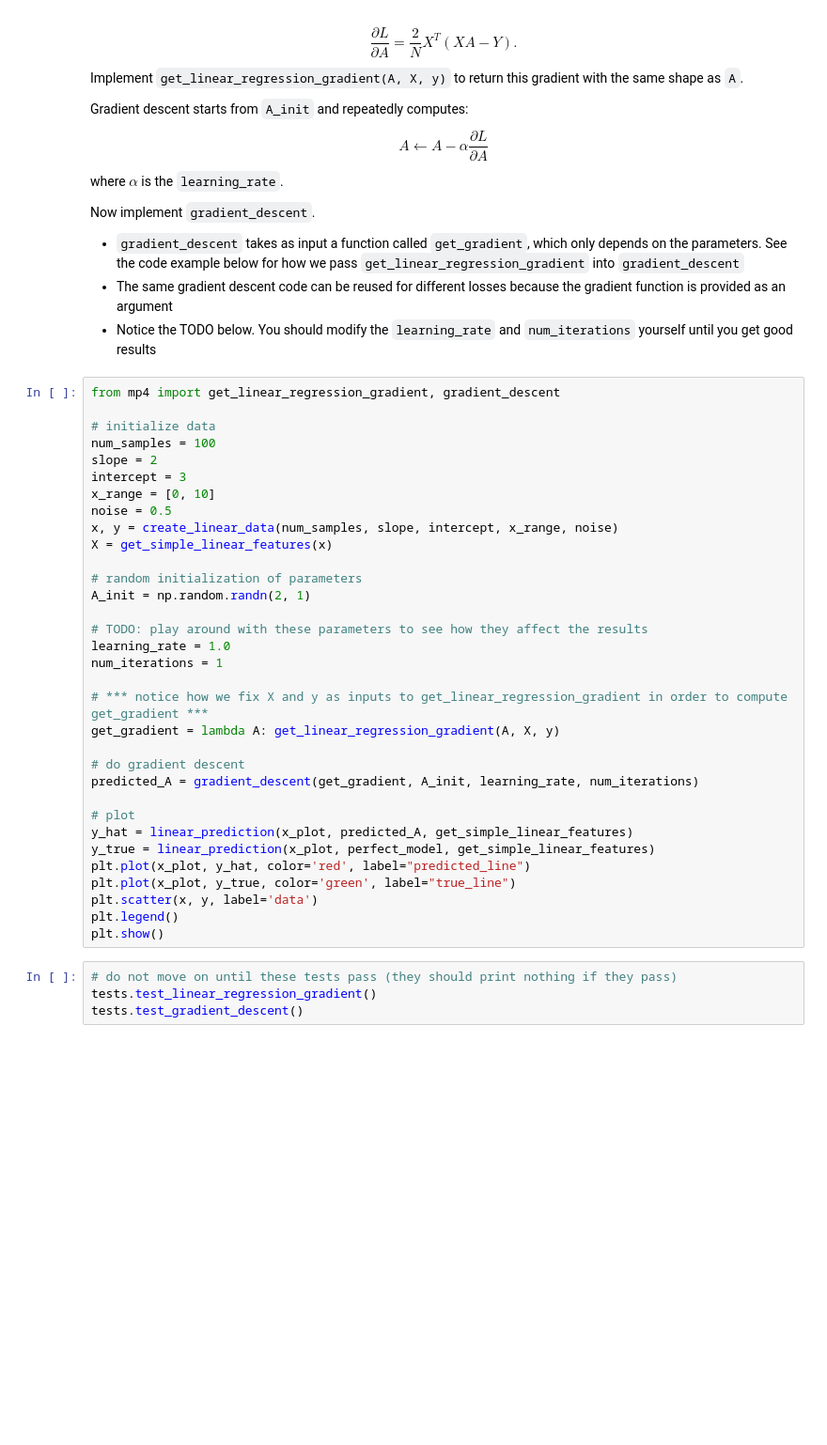
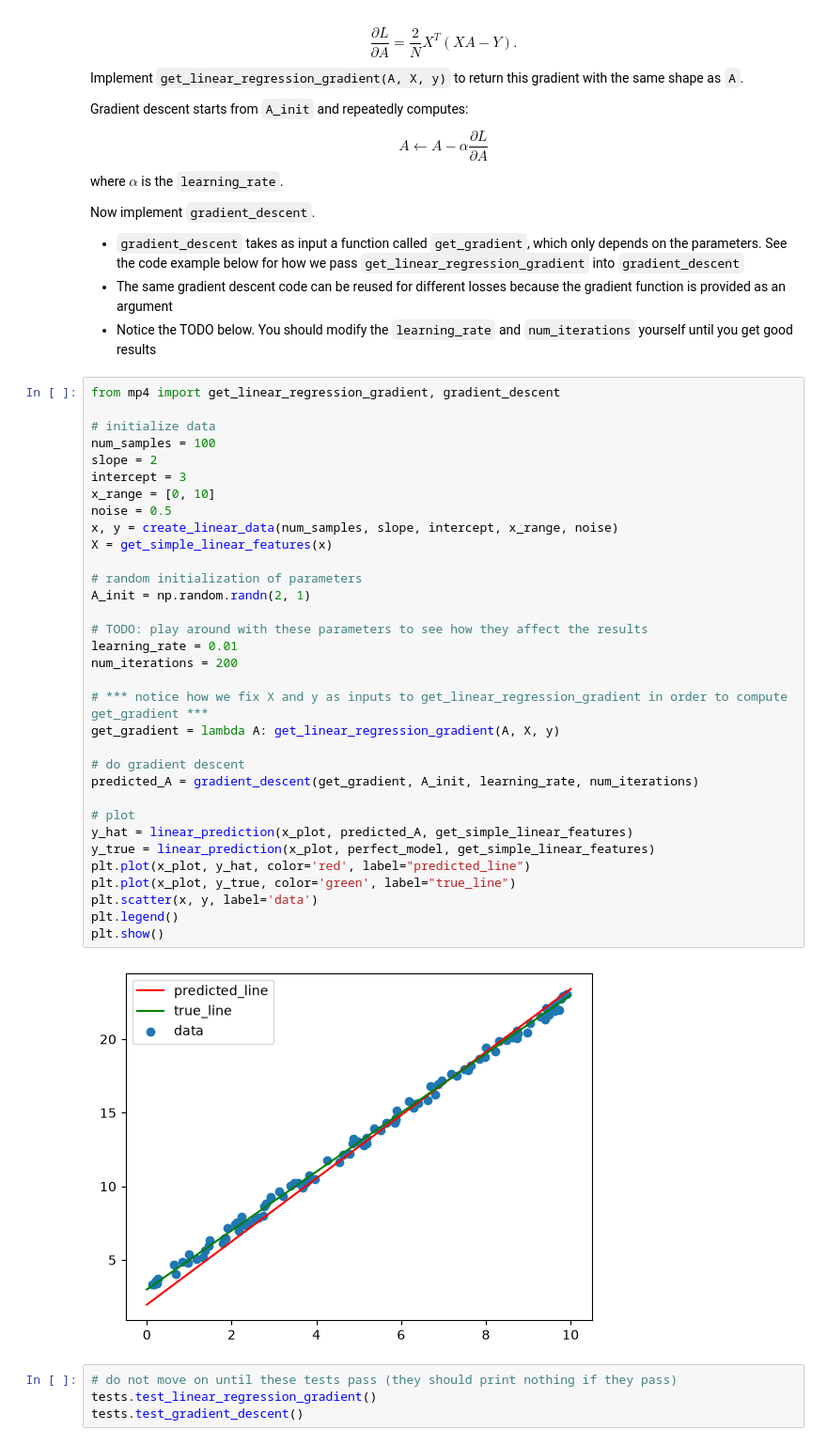
Before and after one commit to davidgraymi/CS440-MP4, a Jupyter notebook: mp4.ipynb, the cells around one changed output. Shown at 94% size. Saved outputs shown, nothing was run; the diff lists cells and outputs as text; blank space fills up the shorter version.

```diff
--- a/mp4.ipynb
+++ b/mp4.ipynb
@@ -266,35 +273,37 @@ Now implement `gradient_descent`.
 from mp4 import get_linear_regression_gradient, gradient_descent
 
 # initialize data
 num_samples = 100
 slope = 2
 intercept = 3
 x_range = [0, 10]
 noise = 0.5
 x, y = create_linear_data(num_samples, slope, intercept, x_range, noise)
 X = get_simple_linear_features(x)
 
 # random initialization of parameters
 A_init = np.random.randn(2, 1)
 
 # TODO: play around with these parameters to see how they affect the results
-learning_rate = 1.0
-num_iterations = 1
+learning_rate = 0.01
+num_iterations = 200
 
 # *** notice how we fix X and y as inputs to get_linear_regression_gradient in order to compute get_gradient ***
 get_gradient = lambda A: get_linear_regression_gradient(A, X, y)
 
 # do gradient descent
 predicted_A = gradient_descent(get_gradient, A_init, learning_rate, num_iterations)
 
 # plot
 y_hat = linear_prediction(x_plot, predicted_A, get_simple_linear_features)
 y_true = linear_prediction(x_plot, perfect_model, get_simple_linear_features)
 plt.plot(x_plot, y_hat, color='red', label="predicted_line")
 plt.plot(x_plot, y_true, color='green', label="true_line")
 plt.scatter(x, y, label='data')
 plt.legend()
 plt.show()
+# %% [output]
+[figure, added]
 # %%
 # do not move on until these tests pass (they should print nothing if they pass)
 tests.test_linear_regression_gradient()
```
Also changed, not shown: parts of 2 cells of this notebook, 1 other file.
